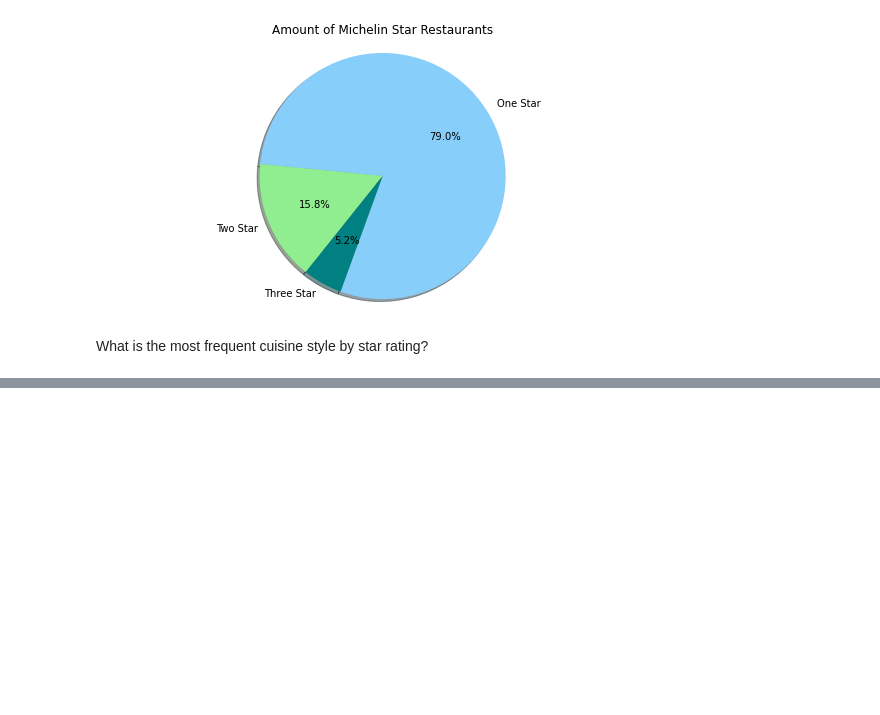
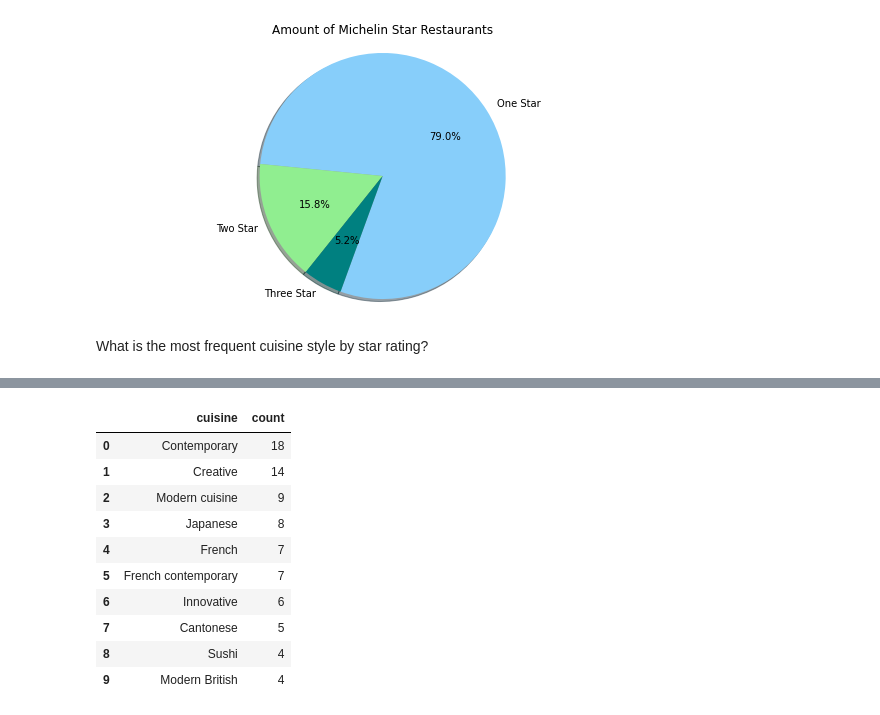
Before and after one commit to EI-github/smu_project1_michelinrestaurants, a Jupyter notebook: Megan_Work/Data_Analysis_Adams.ipynb, the cells around one changed output, grey strips where cells are left out. Cells and saved outputs as stored; diff of their text form; code cells hidden in the pictures; blank space fills up the shorter version.

```diff
--- a/Megan_Work/Data_Analysis_Adams.ipynb
+++ b/Megan_Work/Data_Analysis_Adams.ipynb
@@ -140,0 +173,18 @@ What is the most frequent cuisine style by star rating?
+# %%
+mask= df["Michelin Star Count"]==2
+two_star = df.value_counts(df.cuisine.loc[mask]).reset_index()
+two_star.columns= ["cuisine", "count"]
+two_star_top=two_star.head(10)
+two_star_top
+# %% [output]
+|  | cuisine | count |
+| 0 | Contemporary | 18 |
+| 1 | Creative | 14 |
+| 2 | Modern cuisine | 9 |
+| 3 | Japanese | 8 |
+| 4 | French | 7 |
+| 5 | French contemporary | 7 |
+| 6 | Innovative | 6 |
+| 7 | Cantonese | 5 |
+| 8 | Sushi | 4 |
+| 9 | Modern British | 4 |
```
Also changed, not shown: parts of 5 cells of this notebook.
